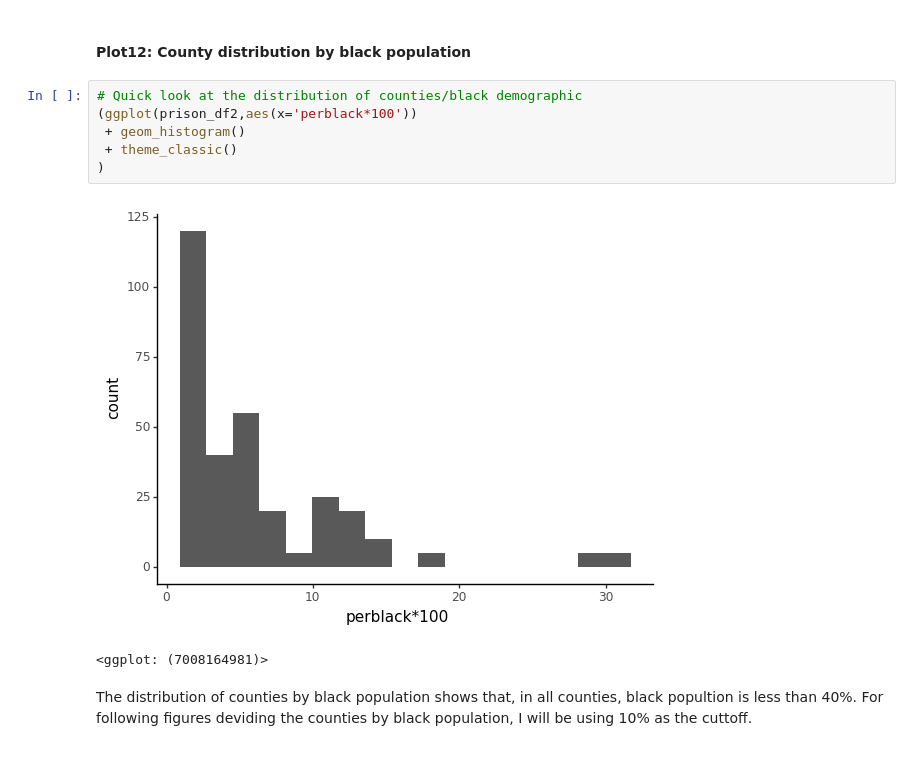
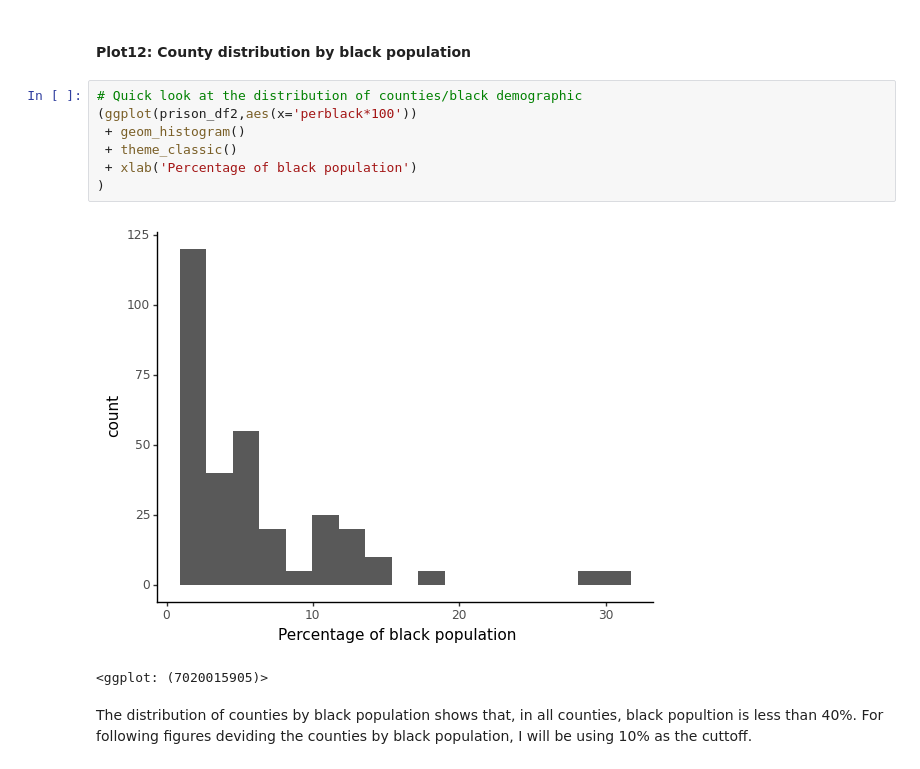
Before and after one commit to maayaikeda/newyork_crime, a Jupyter notebook: New_york_race_and_arrest.ipynb, the cells around one changed output. Saved outputs shown, nothing was run; the diff lists cells and outputs as text.

```diff
--- a/New_york_crime_cleaned.ipynb
+++ b/New_york_race_and_arrest.ipynb
@@ -571,12 +582,13 @@ However, when you compare the raw numbers of arrest/population, you can see that
 # %%
 # Quick look at the distribution of counties/black demographic
 (ggplot(prison_df2,aes(x='perblack*100'))
  + geom_histogram()
  + theme_classic()
+ + xlab('Percentage of black population')
 )
 # %% [output]
-[figure, old version]
+[figure, new version]
-<ggplot: (7008164981)>
+<ggplot: (7020015905)>
 # %% [markdown]
 The distribution of counties by black population shows that, in all counties, black popultion is less than 40%. For following figures deviding the counties by black population, I will be using 10% as the cuttoff.
 # %%
```
Also changed, not shown: parts of 21 cells of this notebook.
